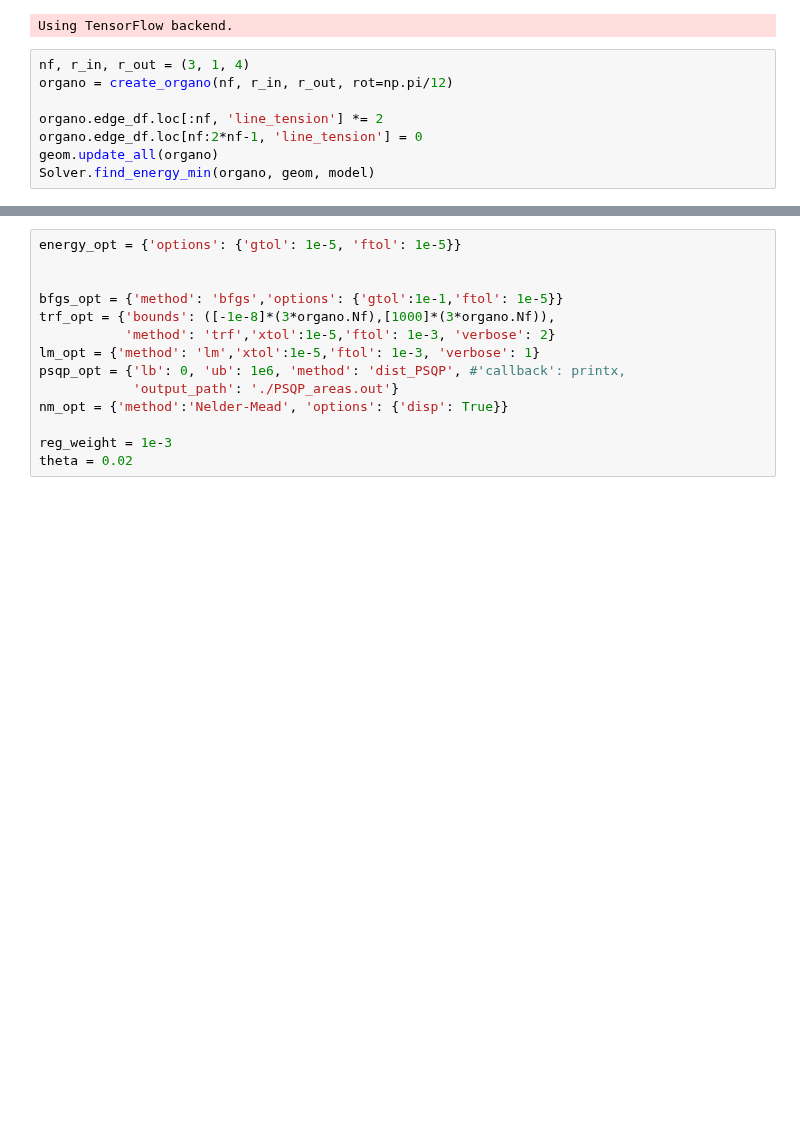
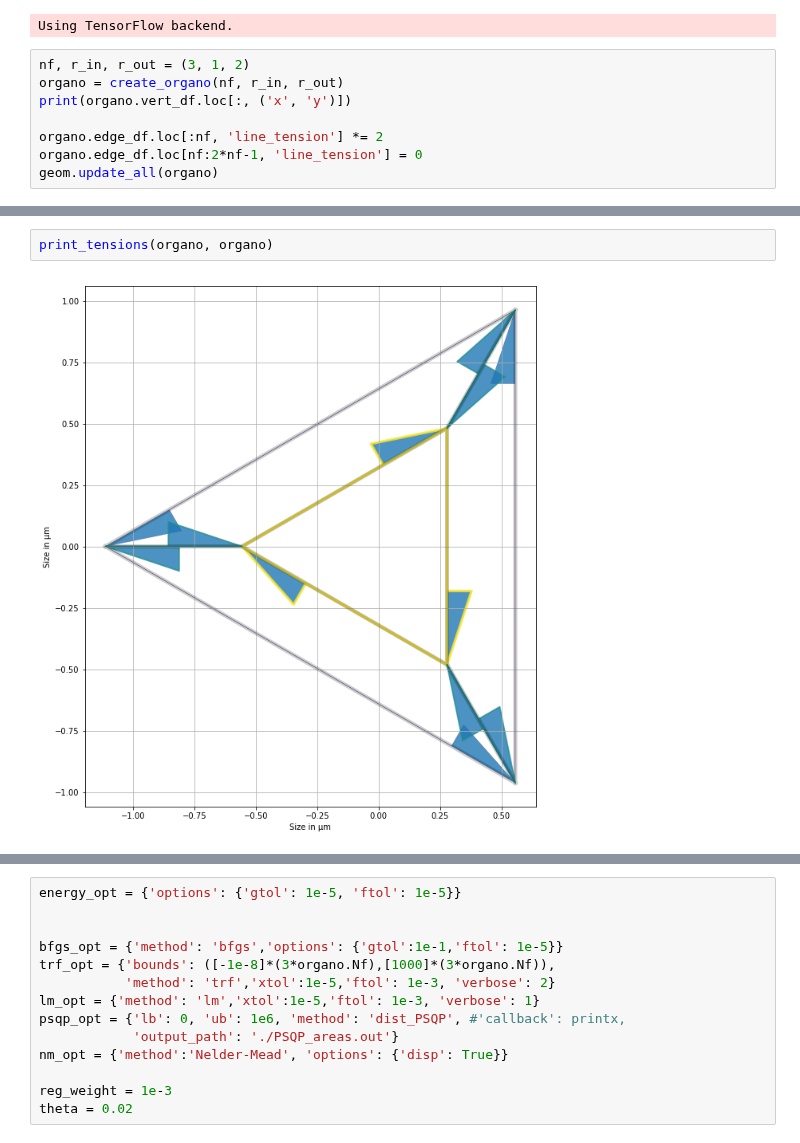
Before and after one commit to felixquinton/tyssue-taylor, a Jupyter notebook: notebooks/reunions/reu_30_01_hom_areas.ipynb, the cells around one changed output, grey strips where cells are left out. Cells and saved outputs as stored; diff of their text form; blank space fills up the shorter version.

```diff
--- a/notebooks/reunions/reu_30_01_hom_areas.ipynb
+++ b/notebooks/reunions/reu_30_01_hom_areas.ipynb
@@ -28,12 +28,12 @@ from tyssue_taylor.models.display import (create_organo, print_tensions, renderi
 Error: IPOPT shared library failed to import
 Using TensorFlow backend.
 # %%
-nf, r_in, r_out = (3, 1, 4)
-organo = create_organo(nf, r_in, r_out, rot=np.pi/12)
+nf, r_in, r_out = (3, 1, 2)
+organo = create_organo(nf, r_in, r_out)
+print(organo.vert_df.loc[:, ('x', 'y')])
 
 organo.edge_df.loc[:nf, 'line_tension'] *= 2
 organo.edge_df.loc[nf:2*nf-1, 'line_tension'] = 0
 geom.update_all(organo)
-Solver.find_energy_min(organo, geom, model)
 # %% [output]
 Reseting datasets values with new specs
@@ -52,0 +85,4 @@ Reseting datasets values with new specs
+# %%
+print_tensions(organo, organo)
+# %% [output]
+[figure, added]
```
Also changed, not shown: parts of 8 cells of this notebook, 6 other files.
